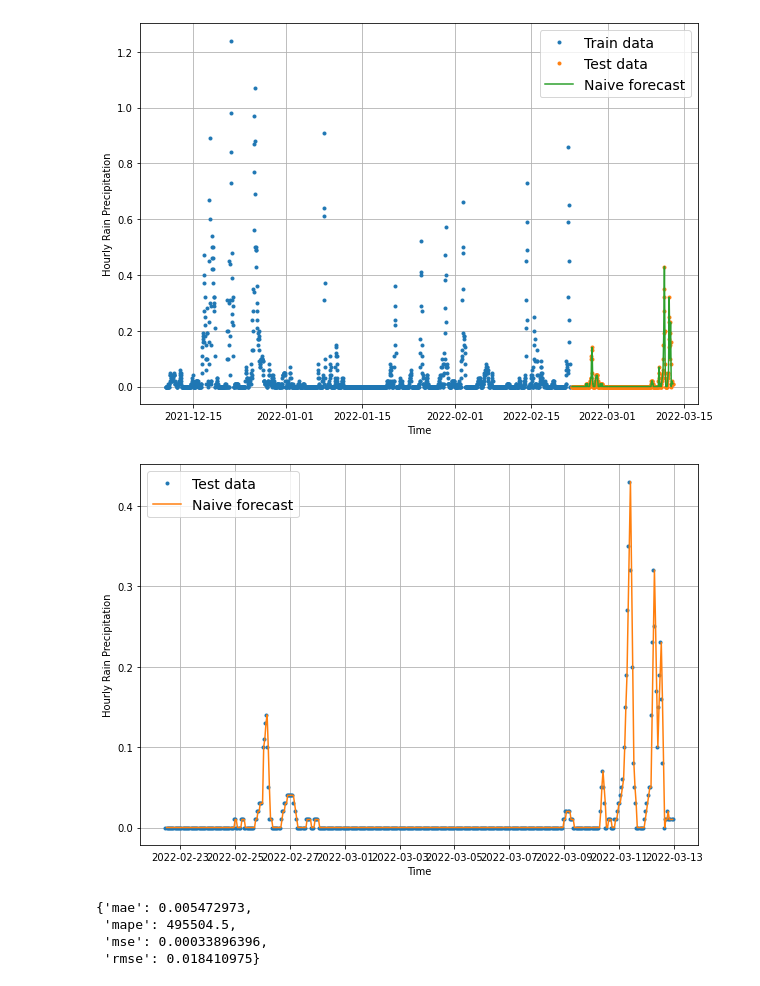
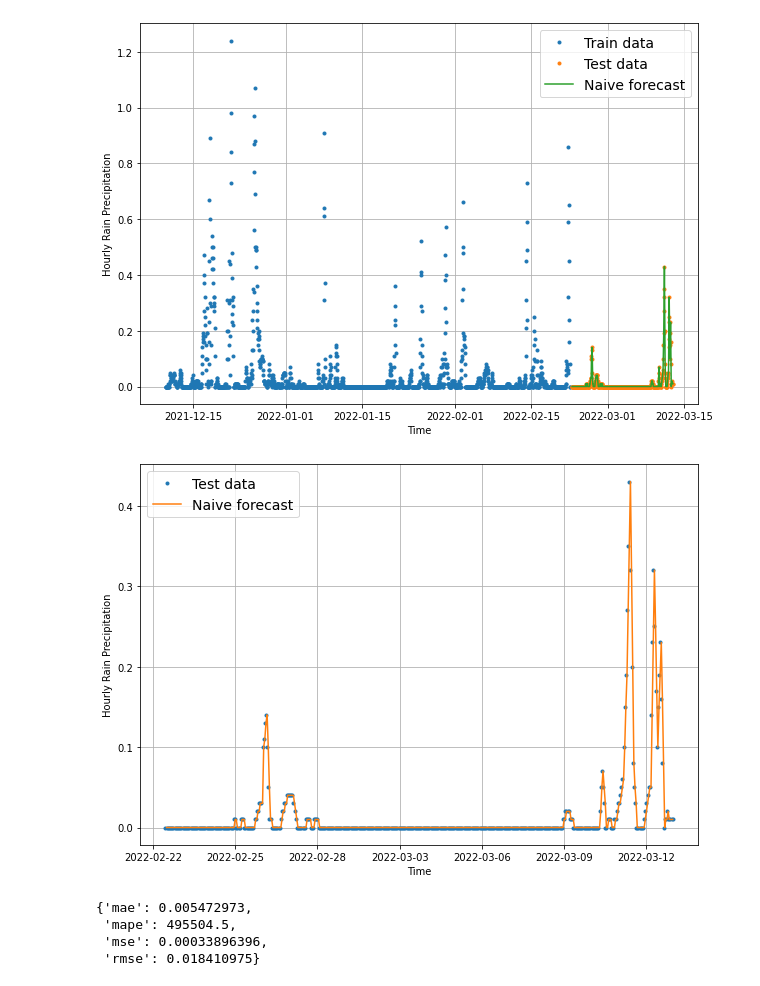
Before and after one commit to eRuaro/prac-research, a Jupyter notebook: Makati.ipynb, the cells around one changed output. Drawn from its saved outputs; the diff is of its cells as text; code cells hidden in the pictures.

```diff
--- a/Makati.ipynb
+++ b/Makati.ipynb
@@ -388,12 +397,15 @@ plot_time_series(timesteps=X_time_test[1:], values=naive_forecast, format="-", l
 # %% [output]
 [figure]
 # %%
+import matplotlib.dates as mdates
+
 plt.figure(figsize=(10, 7))
-offset = 10 # offset the values by 300 timesteps
+offset =20 # offset the values by 300 timesteps
 plot_time_series(timesteps=X_time_test, values=y_test, label="Test data")
-plot_time_series(timesteps=X_time_test[1:], values=naive_forecast, format="-", label="Naive forecast");
+plot_time_series(timesteps=X_time_test[1:], values=naive_forecast, format="-", label="Naive forecast")
+plt.gca().xaxis.set_major_locator(mdates.DayLocator(interval=3));
 # %% [output]
-[figure, old version]
+[figure, new version]
 # %%
 import tensorflow as tf
 # MASE implemented courtesy of sktime - https://github.com/alan-turing-institute/sktime/blob/ee7a06843a44f4aaec7582d847e36073a9ab0566/sktime/performance_metrics/forecasting/_functions.py#L16
```
Also changed, not shown: parts of 6 cells of this notebook.
